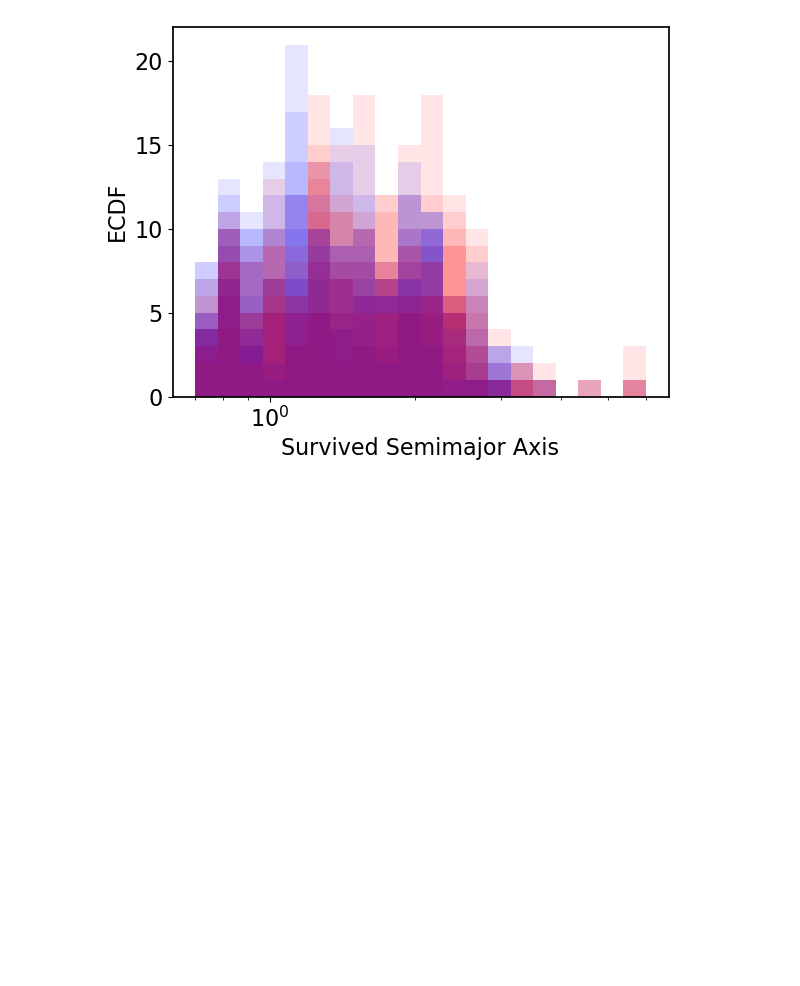
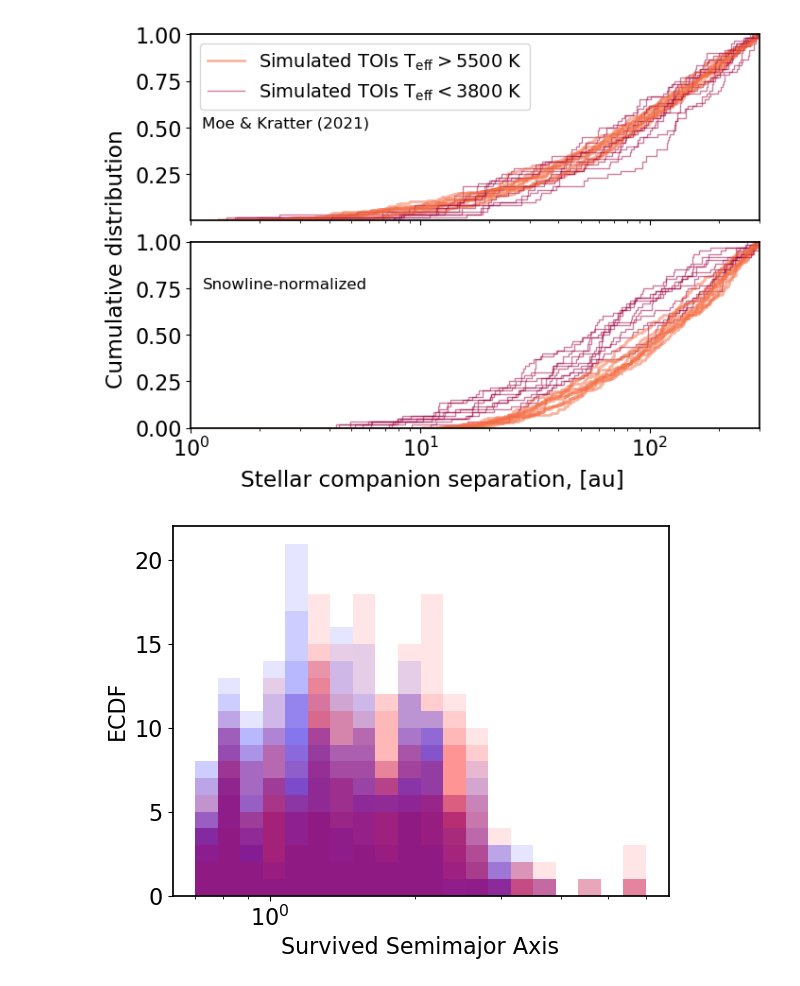
Before and after one commit to ernewton/importance_of_binarity, a Jupyter notebook: 4. Power Analysis.ipynb, the cells around one changed output. Cells and saved outputs as stored; diff of their text form; code cells hidden in the pictures; blank space fills up the shorter version.

```diff
--- a/4. Power Analysis.ipynb
+++ b/4. Power Analysis.ipynb
@@ -165,3 +163,101 @@ Power: [0.247, 0.726, 0.748, 0.799, 0.822, 0.914]
+# %%
+
+hot_sample = tess[tess['st_teff']>5500].copy()
+#hot_sample = tess[tess['st_teff']>6200].copy()
+cool_sample = tess[tess['st_teff']<3800].copy()
+
+# create sims with subsample
+sim_hot_snow = SuppressionSimulator(
+    planets_cat=hot_sample,
+    sup_function=snow_sup,
+    join_col="tid",
+    prad_col="pl_rade",
+    teff_col="st_teff",
+    period_col='pl_orbper'        )
+
+sim_hot_mk = SuppressionSimulator(
+    planets_cat=hot_sample,
+    sup_function=mk_sup,
+    join_col="tid",
+    prad_col="pl_rade",
+    teff_col="st_teff",
+    period_col='pl_orbper'       )
+
+sim_cool_snow = SuppressionSimulator(
+    planets_cat=cool_sample,
+    sup_function=snow_sup,
+    join_col="tid",
+    prad_col="pl_rade",
+    teff_col="st_teff",
+    period_col='pl_orbper'   )
+
+sim_cool_mk = SuppressionSimulator(
+    planets_cat=cool_sample,
+    sup_function=mk_sup,
+    join_col="tid",
+    prad_col="pl_rade",
+    teff_col="st_teff",
+    period_col='pl_orbper'   )
+
+fig, axs = plt.subplots(2, 1, sharex=True, figsize=(7, 5),
+                        gridspec_kw={'hspace': 0},
+                        layout="constrained")
+
+
+axs[0].set_xscale('log')
+axs[0].set_ylim(0.001,1)
+axs[0].set_xlim(1,300)
+
+for i in range(10):
+
+    sim_hot_snow.run(max_a_draw=300.)
+    sim_hot_mk.run(max_a_draw=300.)
+    sim_cool_snow.run(max_a_draw=300.)
+    sim_cool_mk.run(max_a_draw=300.)
+
+    hot_result_snow = sim_hot_snow.get_results(suppression_style='planets')
+    hot_result_mk = sim_hot_mk.get_results(suppression_style='planets')
+    cool_result_snow = sim_cool_snow.get_results(suppression_style='planets')
+    cool_result_mk = sim_cool_mk.get_results(suppression_style='planets')
+
+    hot_subsample_snow = (hot_result_snow.survived_semimajor).sample(200, replace=True)
+    hot_subsample_mk = (hot_result_mk.survived_semimajor).sample(200, replace=True)
+    cool_subsample_snow = (cool_result_snow.survived_semimajor).sample(60, replace=True)
+    cool_subsample_mk = (cool_result_mk.survived_semimajor).sample(60, replace=True)
+
+    label_hot_mk = r'Simulated TOIs $T_\mathrm{eff}>5500$ K' if i == 0 else None
+    label_cool_mk = r'Simulated TOIs $T_\mathrm{eff}<3800$ K' if i == 0 else None
+    label_hot_snow = r'Simulated TOIs $T_\mathrm{eff}>5500$ K' if i == 0 else None
+    label_cool_snow = r'Simulated TOIs $T_\mathrm{eff}<3800$ K' if i == 0 else None
+
+    sns.ecdfplot(hot_subsample_mk, ax=axs[0], c='#f46d43',
+                 lw=2, alpha=0.5, label=label_hot_mk)
+    sns.ecdfplot(cool_subsample_mk, ax=axs[0], c='#9e0142',
+                 lw=1, alpha=0.5, label=label_cool_mk)
+
+    sns.ecdfplot(hot_subsample_snow, ax=axs[1], c='#f46d43',
+                 lw=2, alpha=0.5,  label=label_hot_snow)
+    sns.ecdfplot(cool_subsample_snow, ax=axs[1], c='#9e0142',
+                 lw=1, alpha=0.5, label=label_cool_snow)
+
+# add legends and remove per-subplot axis labels
+axs[0].legend()
+axs[0].text(0.02, 0.5, 'Moe & Kratter (2021)',
+            transform=axs[0].transAxes, fontsize=12, ha='left')
+axs[1].text(0.02, 0.75, 'Snowline-normalized',
+            transform=axs[1].transAxes, fontsize=12, ha='left')
+
+for ax in axs:
+    ax.set(xlabel=None)  # should remove the axis label
+    ax.set(ylabel=None)
+
+fig.supxlabel('Stellar companion separation, [au]')
+fig.supylabel('Cumulative distribution')
+
+plt.savefig('plots/mk_vs_snow_ecdf.png')
+plt.show()
+# %% [output]
+[figure, added]
 # %%
 
 with open("filtered_data.pkl", "rb") as f:
```
Also changed, not shown: parts of 3 cells of this notebook.
